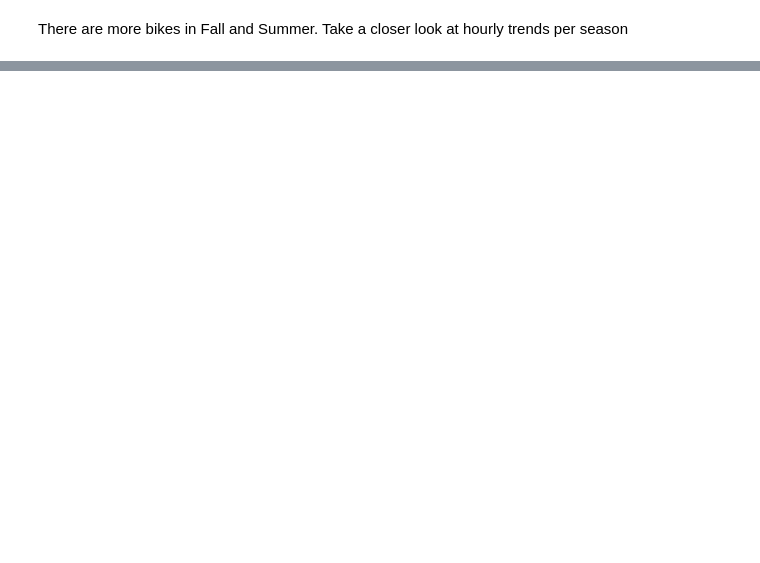
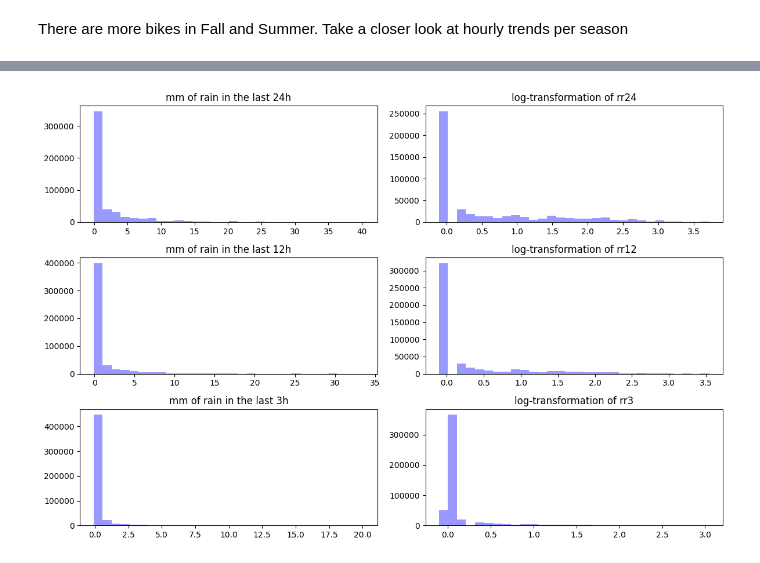
Before and after one commit to dianemans/bike_count_ldmh, a Jupyter notebook: eda_lucien.ipynb, the cells around one changed output, grey strips where cells are left out. Cells and saved outputs as stored; diff of their text form; code cells hidden in the pictures; blank space fills up the shorter version.

```diff
--- a/eda_lucien.ipynb
+++ b/eda_lucien.ipynb
@@ -305,0 +316,2 @@ Name: count, dtype: int64
+# %%
+external_columns_to_drop = null_columns + correlated_columns
@@ -305,0 +340,4 @@ Name: count, dtype: int64
+# %%
+X, y = custom_get_model_data()
+X = X[['date', 'bike_count']]
+X = custom_merge_external_data(X)
@@ -305,0 +366,39 @@ Name: count, dtype: int64
+# %%
+def get_hist(data, title):
+    plt.hist(data, bins=30, color='blue', alpha=0.4)
+    plt.title(title)
+
+def get_scatter(data, title):
+    plt.scatter(data, X['bike_count'])
+    plt.ylabel('bike count')
+    plt.xlabel(title)
+    plt.axhline(400, color='r', alpha=0.7, linestyle='--')
+
+def get_boxplot(data, title):
+    plt.boxplot(data)
+    plt.title(title)
+# %%
+plt.figure(figsize=(12, 8))
+
+plt.subplot(3, 2, 1)
+get_hist(X['rr24'], 'mm of rain in the last 24h')
+
+plt.subplot(3, 2, 2)
+get_hist(np.log1p(X['rr24']), 'log-transformation of rr24')
+
+plt.subplot(3, 2, 3)
+get_hist(X['rr12'], 'mm of rain in the last 12h')
+
+plt.subplot(3, 2, 4)
+get_hist(np.log1p(X['rr12']), 'log-transformation of rr12')
+
+plt.subplot(3, 2, 5)
+get_hist(X['rr3'], 'mm of rain in the last 3h')
+
+plt.subplot(3, 2, 6)
+get_hist(np.log1p(X['rr3']), 'log-transformation of rr3')
+
+plt.tight_layout()
+plt.show()
+# %% [output]
+[figure, added]
```
Also changed, not shown: parts of 34 cells of this notebook, 2 other files.
